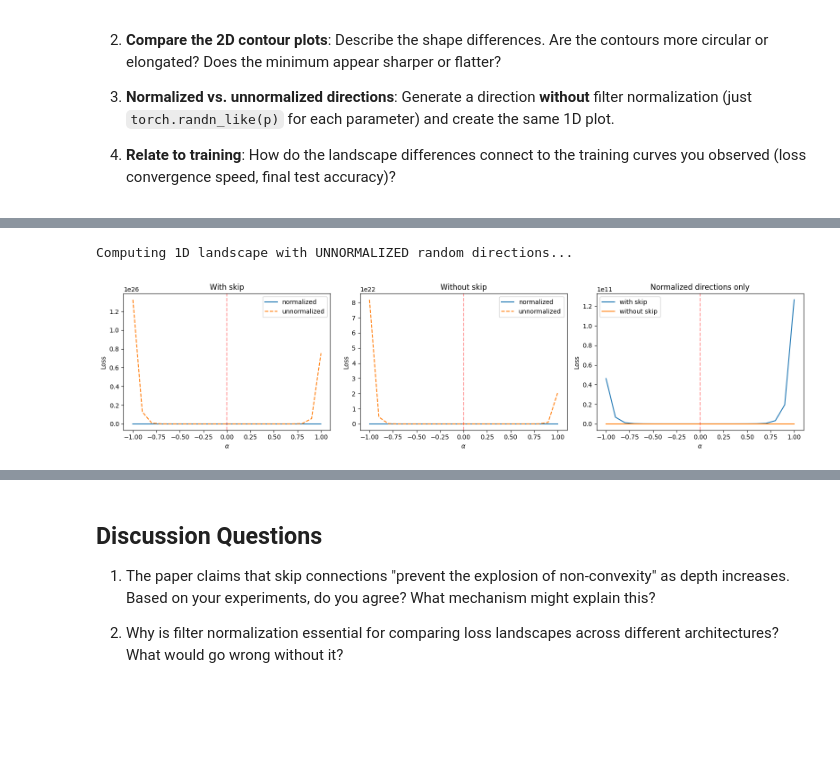
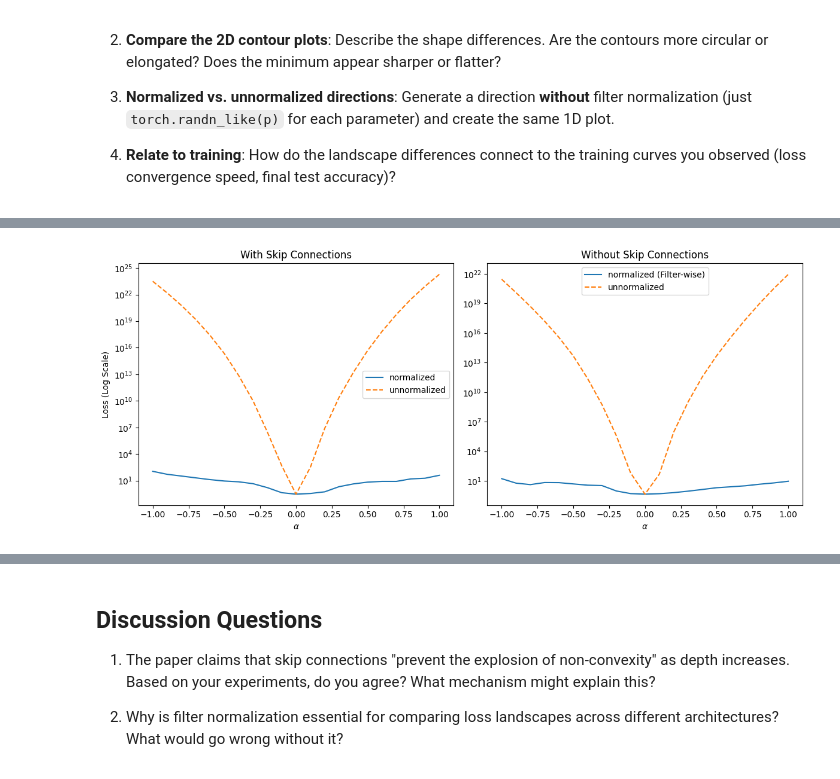
Before and after one commit to jgrzes/agh-stochastic-ml, a Jupyter notebook: lab7_new/instructions.ipynb, the cells around one changed output, grey strips where cells are left out. Cells and saved outputs as stored; diff of their text form; code cells hidden in the pictures; blank space fills up the shorter version.

```diff
--- a/lab7_new/instructions.ipynb
+++ b/lab7_new/instructions.ipynb
@@ -539,88 +550,31 @@ plt.show()
 # %%
 def get_random_unnormalized_direction(model: nn.Module) -> list[torch.Tensor]:
     return [torch.randn_like(p) for p in model.parameters()]
 
-
 dir_skip_raw = get_random_unnormalized_direction(model_skip)
 dir_noskip_raw = get_random_unnormalized_direction(model_noskip)
 
-print("Computing 1D landscape with UNNORMALIZED random directions...")
 losses_1d_skip_raw = compute_loss_1d(model_skip, dir_skip_raw, eval_loader, alphas)
 losses_1d_noskip_raw = compute_loss_1d(model_noskip, dir_noskip_raw, eval_loader, alphas)
 
-fig, axes = plt.subplots(1, 3, figsize=(16, 4))
+fig, axes = plt.subplots(1, 2, figsize=(12, 5))
 
-# With skip: normalized vs unnormalized
-axes[0].plot(alphas, losses_1d_skip, label="normalized")
-axes[0].plot(alphas, losses_1d_skip_raw, label="unnormalized", linestyle="--")
-axes[0].axvline(0, color="red", linestyle="--", alpha=0.4)
-axes[0].set_title("With skip")
+axes[0].plot(alphas, losses_1d_skip, label="normalized", color='tab:blue')
+axes[0].plot(alphas, losses_1d_skip_raw, label="unnormalized", linestyle="--", color='tab:orange')
+axes[0].set_title("With Skip Connections")
+axes[0].set_yscale('log')
 axes[0].set_xlabel(r"$\alpha$")
-axes[0].set_ylabel("Loss")
+axes[0].set_ylabel("Loss (Log Scale)")
 axes[0].legend()
 
-# Without skip: normalized vs unnormalized
-axes[1].plot(alphas, losses_1d_noskip, label="normalized")
-axes[1].plot(alphas, losses_1d_noskip_raw, label="unnormalized", linestyle="--")
-axes[1].axvline(0, color="red", linestyle="--", alpha=0.4)
-axes[1].set_title("Without skip")
+axes[1].plot(alphas, losses_1d_noskip, label="normalized (Filter-wise)", color='tab:blue')
+axes[1].plot(alphas, losses_1d_noskip_raw, label="unnormalized", linestyle="--", color='tab:orange')
+axes[1].set_title("Without Skip Connections")
+axes[1].set_yscale('log')
 axes[1].set_xlabel(r"$\alpha$")
-axes[1].set_ylabel("Loss")
 axes[1].legend()
-
-# Main comparison normalized curves only
-axes[2].plot(alphas, losses_1d_skip, label="with skip")
-axes[2].plot(alphas, losses_1d_noskip, label="without skip")
-axes[2].axvline(0, color="red", linestyle="--", alpha=0.4)
-axes[2].set_title("Normalized directions only")
-axes[2].set_xlabel(r"$\alpha$")
-axes[2].set_ylabel("Loss")
-axes[2].legend()
 
 plt.tight_layout()
 plt.show()
-
-
-def valley_width(losses: list[float], x: np.ndarray, rel: float = 0.10) -> float:
-    """Width of region where loss <= min_loss * (1 + rel)."""
-    losses_arr = np.array(losses, dtype=float)
-    threshold = losses_arr.min() * (1.0 + rel)
-    mask = losses_arr <= threshold
-    if not np.any(mask):
-        return 0.0
-    idx = np.where(mask)[0]
-    return float(x[idx[-1]] - x[idx[0]])
-
-
-def anisotropy_ratio(grid: np.ndarray) -> float:
-    """Rough elongation proxy around minimum using covariance of low-loss region."""
-    g = np.array(grid, dtype=float)
-    cutoff = np.quantile(g, 0.20)
-    ys, xs = np.where(g <= cutoff)
-    if len(xs) < 3:
-        return float("nan")
-    pts = np.stack([xs, ys], axis=1).astype(float)
-    cov = np.cov(pts.T)
-    evals, _ = np.linalg.eigh(cov)
-    evals = np.sort(np.maximum(evals, 1e-12))
-    return float(np.sqrt(evals[-1] / evals[0]))
-
-
-center_idx = np.argmin(np.abs(alphas))
-curv_skip = losses_1d_skip[center_idx + 1] - 2 * losses_1d_skip[center_idx] + losses_1d_skip[center_idx - 1]
-curv_noskip = losses_1d_noskip[center_idx + 1] - 2 * losses_1d_noskip[center_idx] + losses_1d_noskip[center_idx - 1]
-
-w_skip = valley_width(losses_1d_skip, alphas, rel=0.10)
-w_noskip = valley_width(losses_1d_noskip, alphas, rel=0.10)
-
-ar_skip = anisotropy_ratio(grid_skip)
-ar_noskip = anisotropy_ratio(grid_noskip)
-
-print("Summary")
-print(f"1D valley width (10% over min): with skip = {w_skip:.3f}, without skip = {w_noskip:.3f}")
-print(f"1D center curvature proxy:       with skip = {curv_skip:.6f}, without skip = {curv_noskip:.6f}")
-print(f"2D anisotropy ratio (lower is rounder): with skip = {ar_skip:.3f}, without skip = {ar_noskip:.3f}")
-print(f"Final test accuracy: with skip = {accs_skip[-1]:.2f}%, without skip = {accs_noskip[-1]:.2f}%")
 # %% [output]
-Computing 1D landscape with UNNORMALIZED random directions...
-[figure, old version]
+[figure, new version]
```
Also changed, not shown: parts of 11 cells of this notebook.
